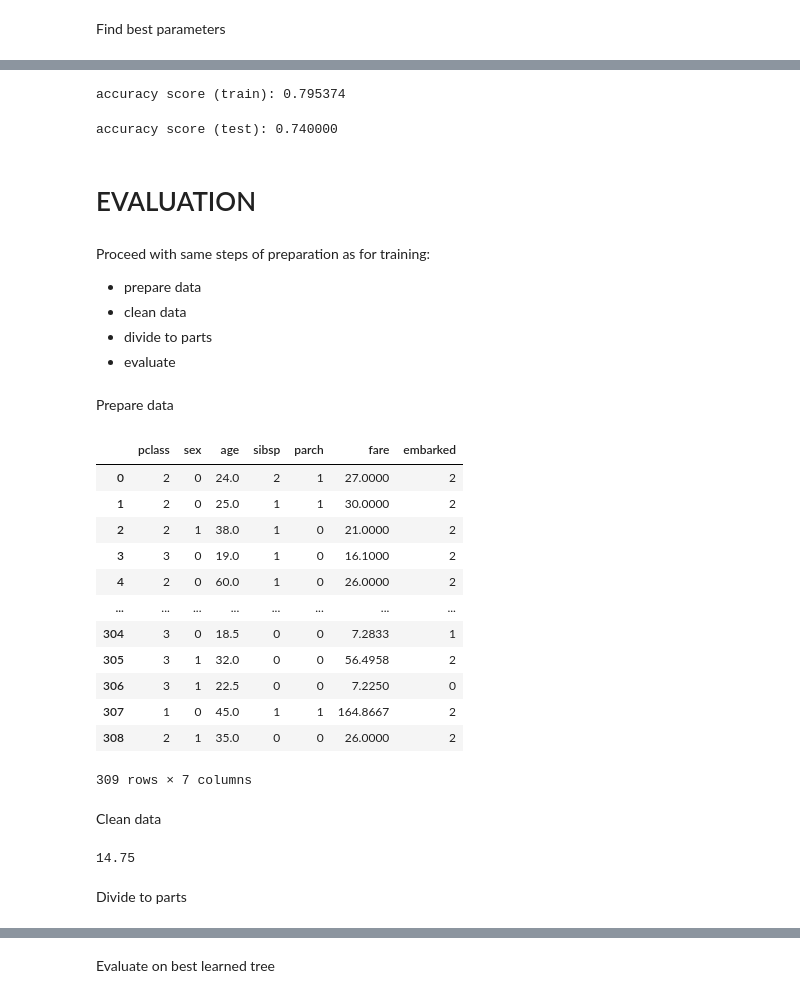
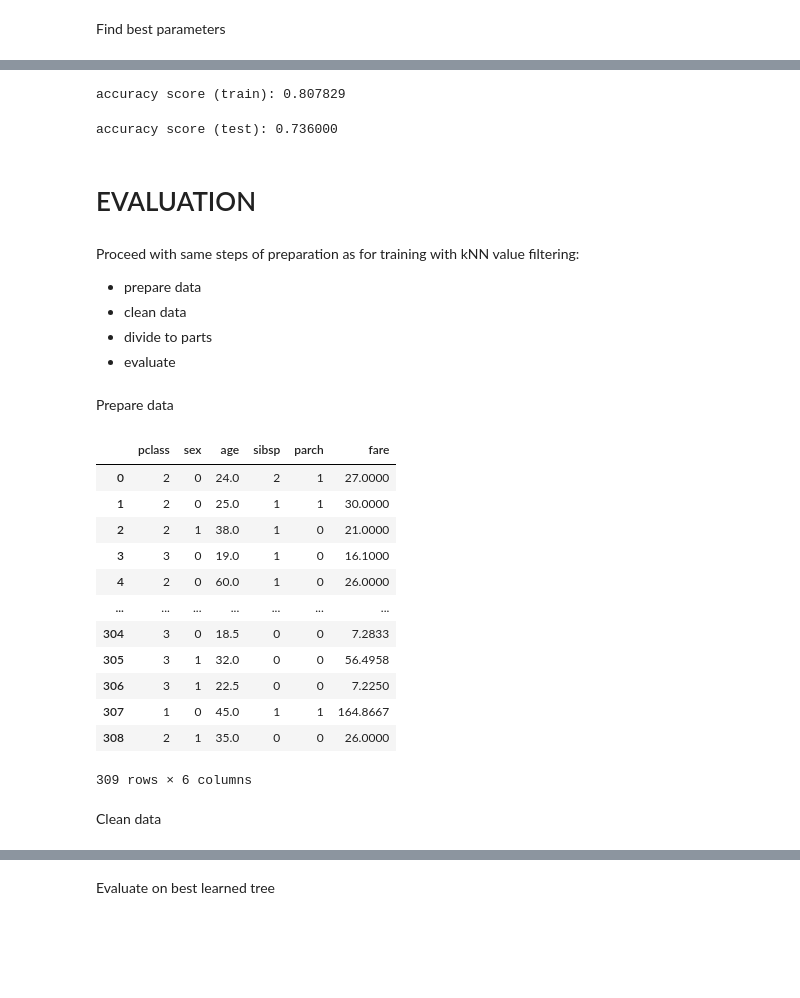
Before and after one commit to bumbac/VZD-ML, a Jupyter notebook: 02/homework_02_B201.ipynb, the cells around one changed output, grey strips where cells are left out. Cells and saved outputs as stored; diff of their text form; code cells hidden in the pictures; blank space fills up the shorter version.

```diff
--- a/02/homework_02_B201.ipynb
+++ b/02/homework_02_B201.ipynb
@@ -254,15 +396,15 @@ DecisionTreeClassifier(criterion='entropy', max_depth=5, splitter='random')
 # %%
-print('accuracy score (train): {0:.6f}'.format(metrics.accuracy_score(ytrain, dt.predict(Xtrain))))
+print('accuracy score (train): {0:.6f}'.format(metrics.accuracy_score(yKtrain, dt.predict(XKtrain))))
 # %% [output]
-accuracy score (train): 0.795374
+accuracy score (train): 0.807829
 # %%
-print('accuracy score (test): {0:.6f}'.format(metrics.accuracy_score(ytest, dt.predict(Xtest))))
+print('accuracy score (test): {0:.6f}'.format(metrics.accuracy_score(yKtest, dt.predict(XKtest))))
 # %% [output]
-accuracy score (test): 0.740000
+accuracy score (test): 0.736000
 # %% [markdown]
 # EVALUATION
 # %% [markdown]
-Proceed with same steps of preparation as for training:
+Proceed with same steps of preparation as for training with kNN value filtering:
  - prepare data
  - clean data
  - divide to parts
@@ -271,23 +413,23 @@ Proceed with same steps of preparation as for training:
 Prepare data
 # %%
 df_eval = pd.read_csv('evaluation.csv')
-df_eval.drop(columns=['ID', 'name', 'ticket', 'cabin', 'home.dest'], inplace=True)
-category_columns = ['embarked', 'sex']
+df_eval.drop(columns=['ID', 'name', 'ticket', 'cabin', 'home.dest', 'embarked'], inplace=True)
+category_columns = ['sex']
 df_eval[category_columns] = df_eval[category_columns].astype('category').apply(lambda x: x.cat.codes)
 display(df_eval)
 # %% [output]
-|  | pclass | sex | age | sibsp | parch | fare | embarked |
-| 0 | 2 | 0 | 24.0 | 2 | 1 | 27.0000 | 2 |
-| 1 | 2 | 0 | 25.0 | 1 | 1 | 30.0000 | 2 |
-| 2 | 2 | 1 | 38.0 | 1 | 0 | 21.0000 | 2 |
-| 3 | 3 | 0 | 19.0 | 1 | 0 | 16.1000 | 2 |
-| 4 | 2 | 0 | 60.0 | 1 | 0 | 26.0000 | 2 |
-| ... | ... | ... | ... | ... | ... | ... | ... |
-| 304 | 3 | 0 | 18.5 | 0 | 0 | 7.2833 | 1 |
-| 305 | 3 | 1 | 32.0 | 0 | 0 | 56.4958 | 2 |
-| 306 | 3 | 1 | 22.5 | 0 | 0 | 7.2250 | 0 |
-| 307 | 1 | 0 | 45.0 | 1 | 1 | 164.8667 | 2 |
-| 308 | 2 | 1 | 35.0 | 0 | 0 | 26.0000 | 2 |
+|  | pclass | sex | age | sibsp | parch | fare |
+| 0 | 2 | 0 | 24.0 | 2 | 1 | 27.0000 |
+| 1 | 2 | 0 | 25.0 | 1 | 1 | 30.0000 |
+| 2 | 2 | 1 | 38.0 | 1 | 0 | 21.0000 |
+| 3 | 3 | 0 | 19.0 | 1 | 0 | 16.1000 |
+| 4 | 2 | 0 | 60.0 | 1 | 0 | 26.0000 |
+| ... | ... | ... | ... | ... | ... | ... |
+| 304 | 3 | 0 | 18.5 | 0 | 0 | 7.2833 |
+| 305 | 3 | 1 | 32.0 | 0 | 0 | 56.4958 |
+| 306 | 3 | 1 | 22.5 | 0 | 0 | 7.2250 |
+| 307 | 1 | 0 | 45.0 | 1 | 1 | 164.8667 |
+| 308 | 2 | 1 | 35.0 | 0 | 0 | 26.0000 |
-309 rows × 7 columns
+309 rows × 6 columns
 # %% [markdown]
 Clean data
@@ -314,15 +435,0 @@ for i,row in t.iterrows():
-# %%
-# found missing item in fare column
-t = df_eval[df_eval.fare.notna()]
-median_list = []
-for i, row in t.iterrows():
-    median_list.append(row.fare)
-median = np.median(median_list)
-print(median)
-t = df_eval[df_eval.fare.isnull()]
-for i, row in t.iterrows():
-    df_eval.at[i,'fare'] = median
-# %% [output]
-14.75
-# %% [markdown]
-Divide to parts
```
Also changed, not shown: parts of 47 cells of this notebook, 1 other file.
